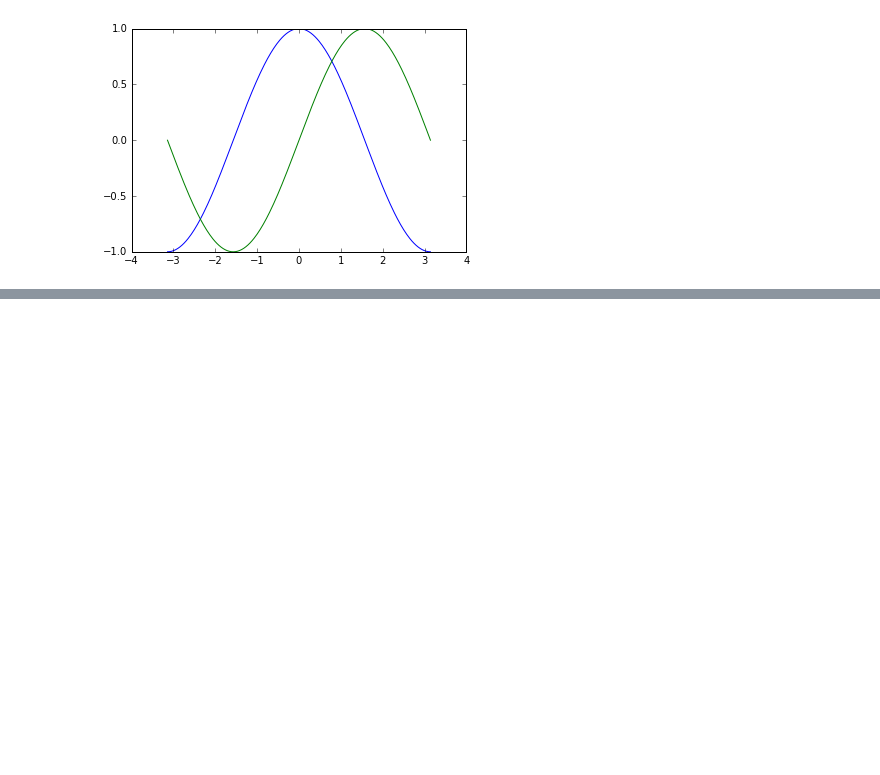
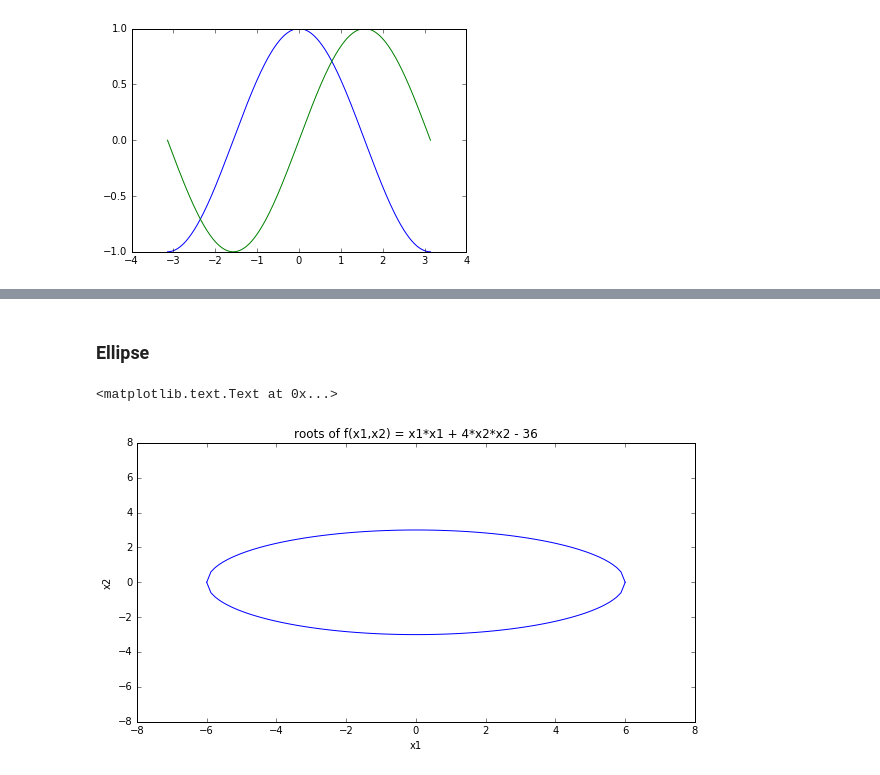
Before and after one commit to cagatayyildiz/bayesian, a Jupyter notebook: Visualization.ipynb, the cells around one changed output, grey strips where cells are left out. Saved outputs shown, nothing was run; the diff lists cells and outputs as text; code cells hidden in the pictures; blank space fills up the shorter version.

```diff
--- a/Visualization.ipynb
+++ b/Visualization.ipynb
@@ -54,0 +107,18 @@ fig.canvas.draw()
+# %% [markdown]
+### Ellipse
+# %%
+# draws f(x1,x2) = x1*x1 + 4*x2*x2 - 36 = 0
+x1 = np.linspace(-6, 6, 100)
+x2 = np.array([np.sqrt((36-i*i)/4) for i in x1])
+
+plt.figure(figsize=(10,5))
+plt.plot(x1,x2)
+plt.plot(x1,-1*x2,'b')
+plt.xlim(-8, 8)
+plt.ylim(-8, 8)
+plt.xlabel("x1")
+plt.ylabel("x2")
+plt.title("roots of f(x1,x2) = x1*x1 + 4*x2*x2 - 36")
+# %% [output]
+<matplotlib.text.Text at 0x...>
+[figure, added]
```
Also changed, not shown: parts of 28 cells of this notebook, 11 other files.
